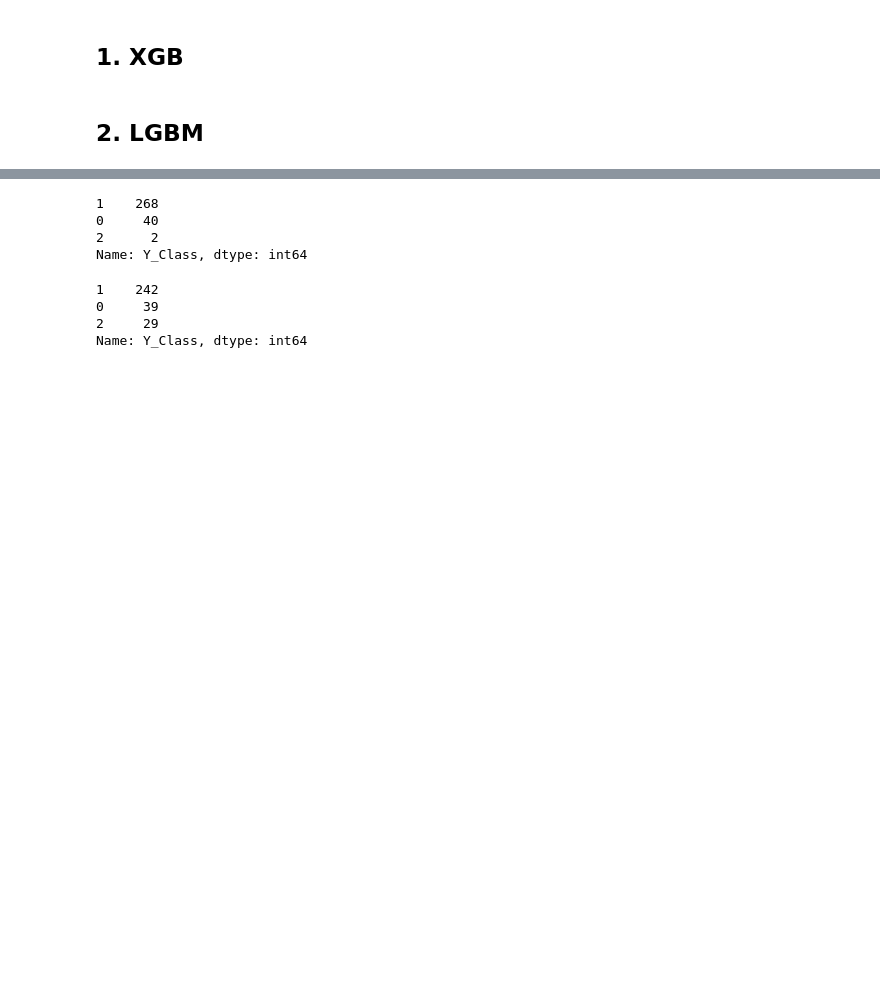
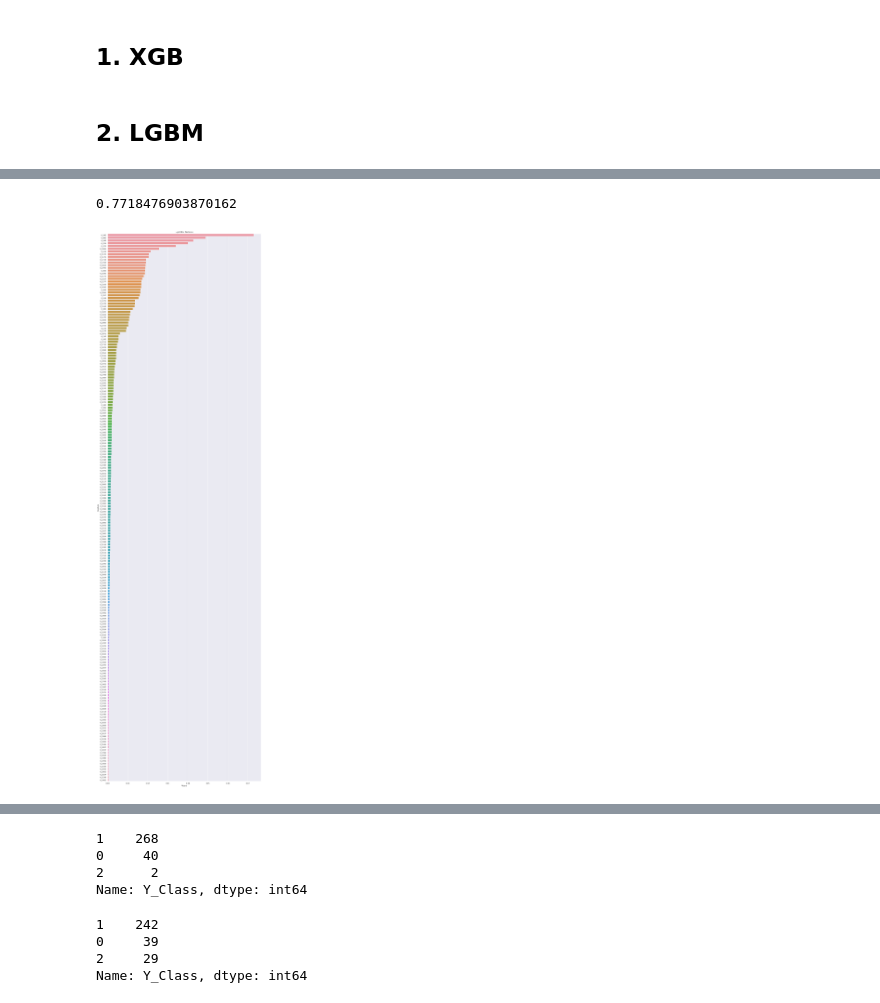
Before and after one commit to ohilikeit/LG_Aimers_2023, a Jupyter notebook: regressor.ipynb, the cells around one changed output, grey strips where cells are left out. Drawn from its saved outputs; the diff is of its cells as text; code cells hidden in the pictures; blank space fills up the shorter version.

```diff
--- a/regressor.ipynb
+++ b/regressor.ipynb
@@ -433,0 +484,23 @@ print(score)
+# %%
+X_train, X_val, y_train, y_val = train_test_split(X, y, test_size = 0.1, stratify = y, random_state = 7)
+
+model = RandomForestClassifier(random_state=7).fit(X_train, y_train)
+pred = model.predict(X_val)
+score = f1_score(y_val, pred, average='macro')
+print(score)
+
+# feature importance
+def plotImp(model, X , num = 200, fig_size = (15, 50)):
+    feature_imp = pd.DataFrame({'Value':model.feature_importances_,'Feature':X.columns})
+    plt.figure(figsize=fig_size)
+    sns.set(font_scale = 1)
+    sns.barplot(x="Value", y="Feature", data=feature_imp.sort_values(by="Value",
+                                                        ascending=False)[0:num])
+    plt.title('LightGBM Features')
+    plt.tight_layout()
+    plt.show()
+
+plotImp(model, X)
+# %% [output]
+0.7718476903870162
+[figure, added]
```
Also changed, not shown: parts of 18 cells of this notebook.
